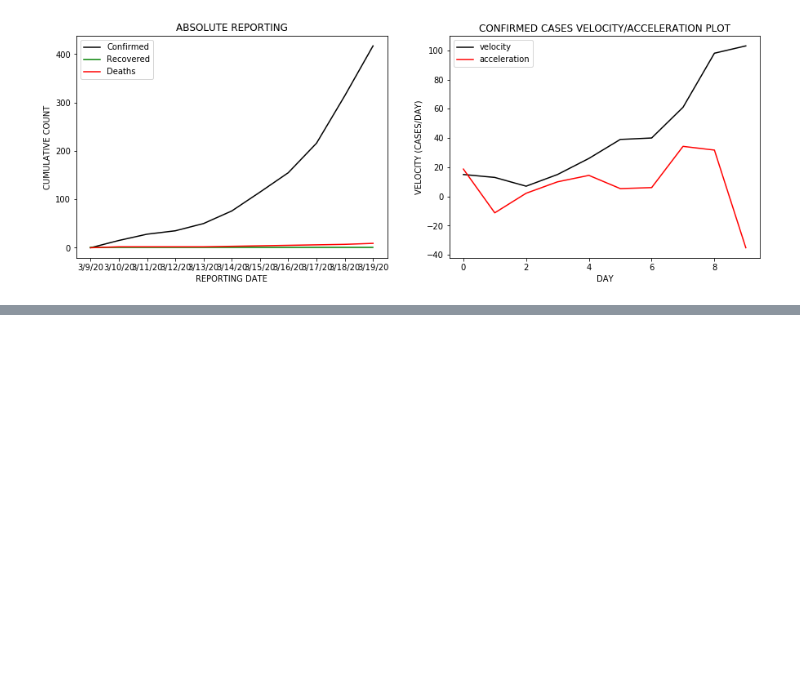
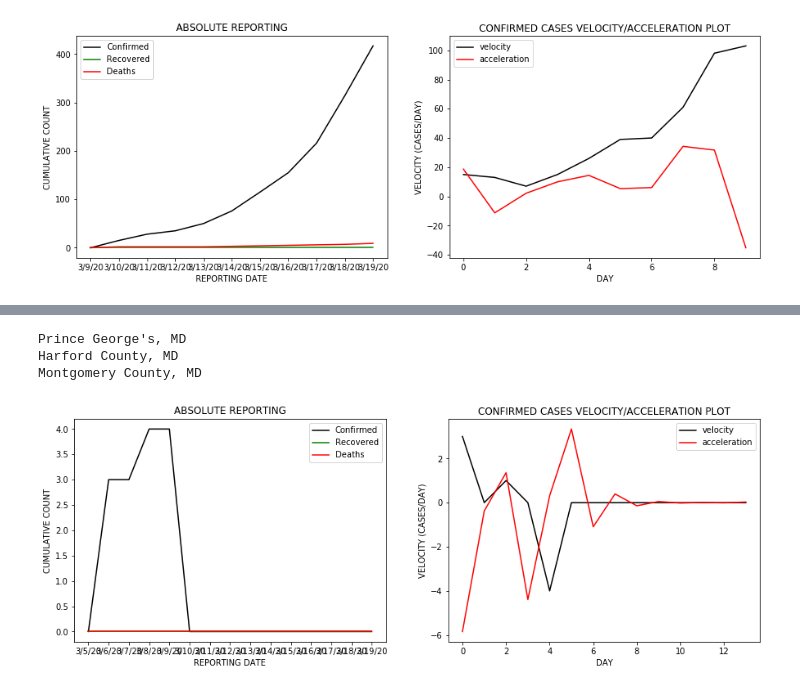
Before and after one commit to FocusedDiversity/Epidemiology, a Jupyter notebook: jupyter_nb/Data Sanity Check and Basic Analysis.ipynb, the cells around one changed output, grey strips where cells are left out. Drawn from its saved outputs; the diff is of its cells as text; code cells hidden in the pictures; blank space fills up the shorter version.

```diff
--- a/jupyter_nb/Data Sanity Check and Basic Analysis.ipynb
+++ b/jupyter_nb/Data Sanity Check and Basic Analysis.ipynb
@@ -112,0 +121,20 @@ regionalPlots(usaStateData, regionName='Florida')
+# %%
+usaCountyData = {}
+for datapoint in ['Confirmed','Recovered', 'Deaths']:
+    usaCountyData[datapoint] = pd.read_csv(
+        os.path.join(ENV_CFG.FILESYSTEM.DATA_ROOT, 'kq', 'US', 'county', 'time_series_' + datapoint+'.csv'),
+        sep=',',
+        header=0,
+        index_col=0
+    )
+# %%
+for county in usaCountyData['Confirmed'].index:
+    for
+# %% [output]
+Prince George's, MD
+Harford County, MD
+Montgomery County, MD
+# %%
+regionalPlots(usaCountyData, regionName='Montgomery County, MD')
+# %% [output]
+[figure, added]
```
Also changed, not shown: parts of 4 cells of this notebook.
